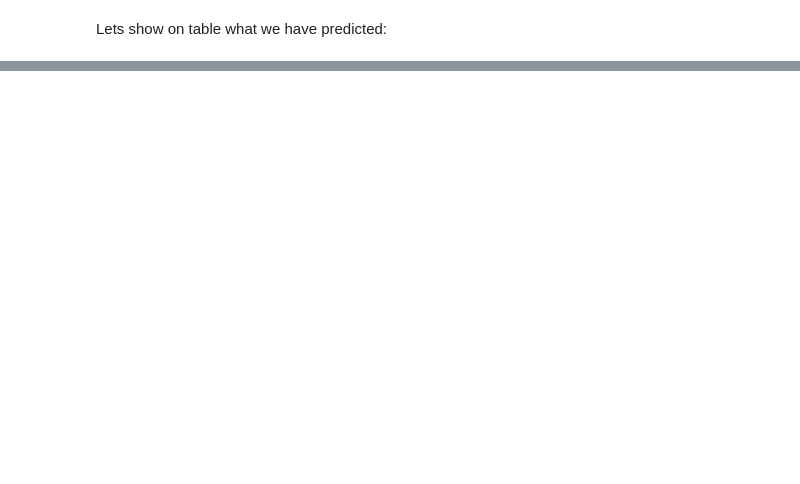
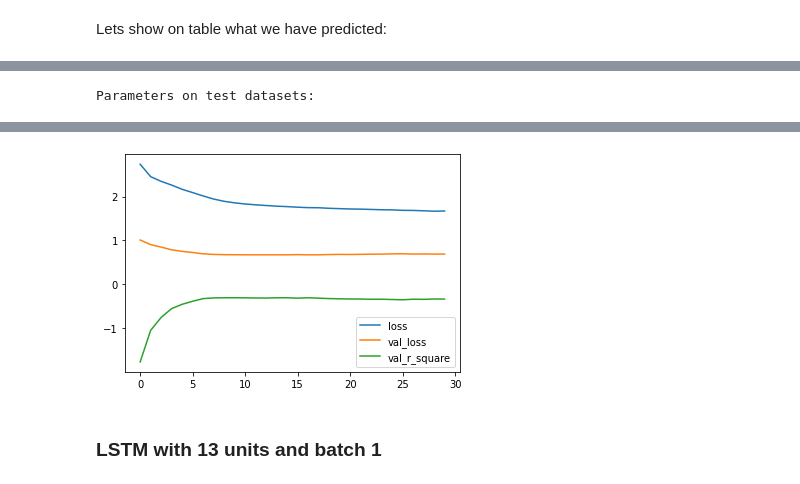
Before and after one commit to geniusserg/CovidPredict, a Jupyter notebook: data_analysis.ipynb, the cells around one changed output, grey strips where cells are left out. Drawn from its saved outputs; the diff is of its cells as text; code cells hidden in the pictures; blank space fills up the shorter version.

Commit message:
Clean notebook. add LSTM, Encoder Decoder. Add result evaluating function and svaing models

```diff
--- a/data_analysis.ipynb
+++ b/data_analysis.ipynb
@@ -269,0 +276,9 @@ X_train.shape
+# %%
+X_train, X_test, y_train, y_test = train_test_split(X_scaled_divided, y_scaled_divided)
+X_train.shape
+print(X_train.shape)
+X_train = X_train[:-1] #BATCHES 11 12 32 33
+y_train = y_train[:-1]
+print(X_test.shape)
+X_test = X_test[:-1] #BATCHES 11 12 32 33
+y_test = y_test[:-1]
@@ -270,3 +288,23 @@ X_train.shape
 # %% [markdown]
 ### Training
+# %%
+#function with results
+def show_results(X_test, y_test, model, history, SAMPLE_N = 0, WINDOW = 3):
+    plt.plot(history.history["loss"])
+    plt.plot(history.history["val_loss"])
+    plt.plot(history.history["val_r_square"])
+    plt.legend(["loss", "val_loss", "val_r_square"])
+    X_test_0 = X_test[SAMPLE_N]
+    y_test_0 = y_test[SAMPLE_N]
+    y_pred = model.predict(np.array([X_test_0]*BATCH_SIZE), verbose=0)
+    y_pred_inv = scal_model.inverse_transform(y_pred)
+    predicted_values = [float("{:0.2f}".format(x)) for x in y_pred_inv[0]]
+    real_values = [float("{:0.2f}".format(x)) for x in scal_model.inverse_transform([y_test_0])[0]]
+    last_values = []
+    for j in range(WINDOW):
+        last_values.append([float("{:0.2f}".format(x)) for x in scal_model.inverse_transform([X_test[SAMPLE_N][j]])[0]])
+    df = pd.DataFrame({dinam_fact_df.columns[i]:[last_values[0][i], last_values[1][i], last_values[2][i], real_values[i], predicted_values[i]] for i in range(len(real_values))}, index=["prev -3", "prev -2", "prev -1", "real", "predicted"])
+    print("Parameters on test datasets: \n")
+    display(df)
+    print(list(zip(model.metrics_names, model.evaluate(X_test, y_test, batch_size=BATCH_SIZE))))
 # %% [markdown]
@@ -276,9 +314,10 @@ Start with one layer RNN size 13
 # %%
 BATCH_SIZE=1
-model = Sequential()
-model.add(Input((None, PARAMS_LENGTH), batch_size=BATCH_SIZE))
+
+model = Sequential(name="RNN13")
+model.add(Input((WINDOW, PARAMS_LENGTH), batch_size=BATCH_SIZE))
 model.add(SimpleRNN(PARAMS_LENGTH, activation="relu", return_sequences=False))
 model_simple_rnn_13 = model
-model_simple_rnn_13.compile(loss="mse", metrics=[RootMeanSquaredError()])
+model_simple_rnn_13.compile(optimizer="adam", loss="mse", metrics=[RootMeanSquaredError(), RSquare()])
 model_simple_rnn_13.summary()
 # %% [output]
@@ -298,6 +337,5 @@ Lets show learning history for the model
 # %%
-history = model_simple_rnn_13.fit(X_train, y_train, epochs=50, validation_split=0.1, batch_size=BATCH_SIZE, shuffle=False, verbose=0)
-plt.plot(history.history["loss"])
-plt.plot(history.history["val_loss"])
-plt.legend(["loss", "val_loss"])
+history = model_simple_rnn_13.fit(X_train, y_train,
+ epochs=30, validation_split=0.1, batch_size=BATCH_SIZE,
+ shuffle=False, callbacks=[ModelCheckpoint("RNN13", save_best_only=True, verbose=0)])
 # %% [output]
@@ -329,0 +362,4 @@ Real values
+# %%
+show_results(X_test, y_test, model_simple_rnn_13, history, 1, 3)
+# %% [output]
+Parameters on test datasets:
@@ -329,0 +374,3 @@ Real values
+[figure, added]
+# %% [markdown]
+### LSTM with 13 units and batch 1
```
Also changed, not shown: parts of 34 cells of this notebook, 13 other files.
